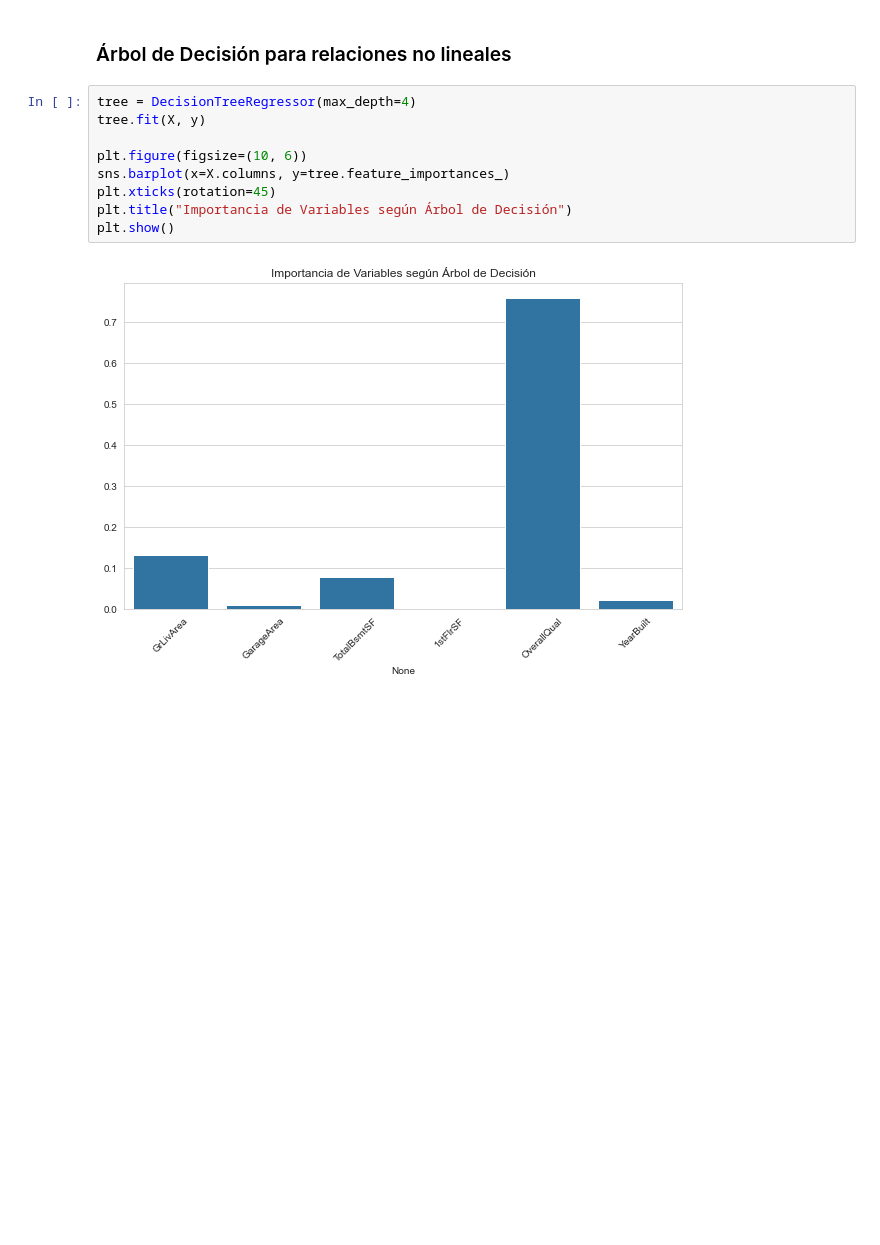
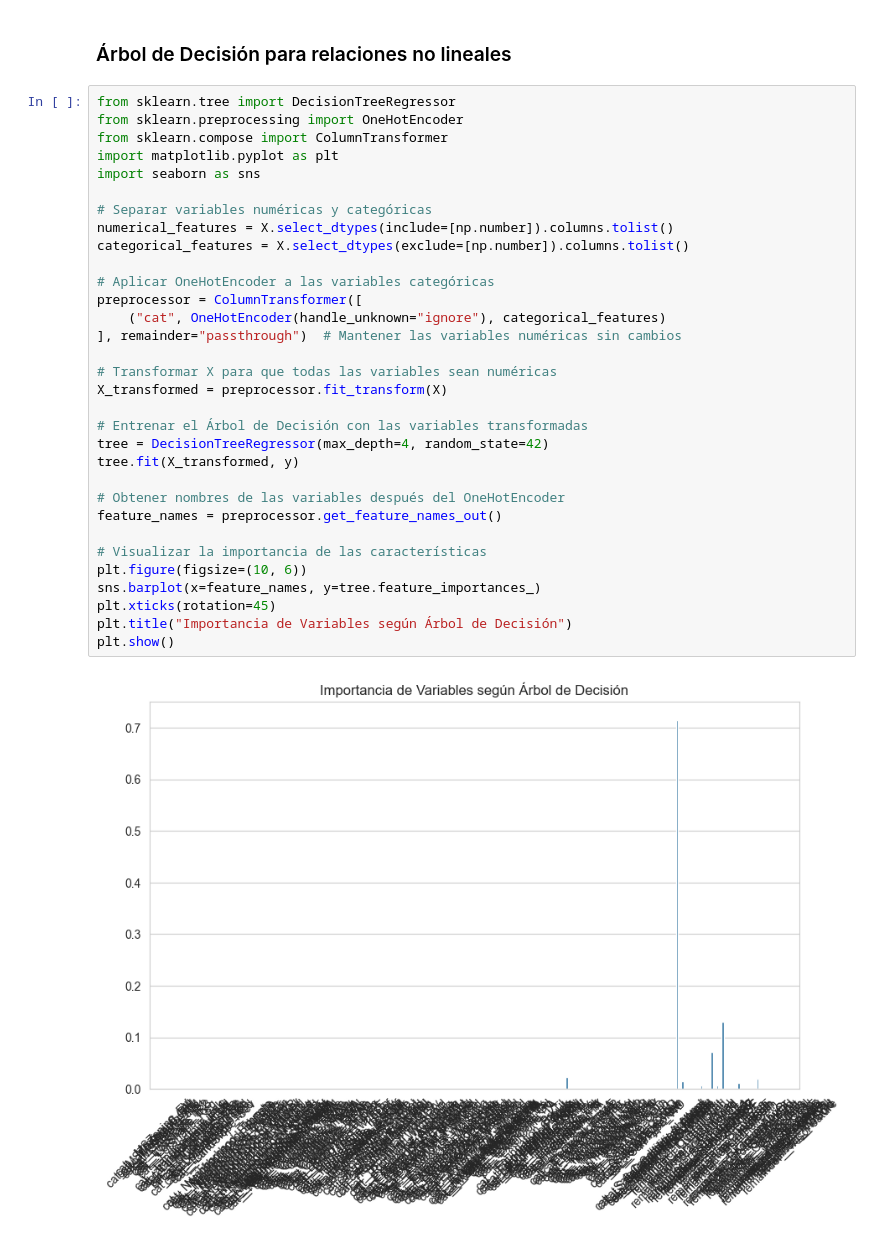
Before and after one commit to Riv2oo4/Proyecto1_MD, a Jupyter notebook: proyecto1.ipynb, the cells around one changed output. Saved outputs shown, nothing was run; the diff lists cells and outputs as text; blank space fills up the shorter version.

```diff
--- a/proyecto1.ipynb
+++ b/proyecto1.ipynb
@@ -202,13 +223,36 @@ YearBuilt: 0.08
 # %% [markdown]
 ### Árbol de Decisión para relaciones no lineales
-# %%
-tree = DecisionTreeRegressor(max_depth=4)
-tree.fit(X, y)
-
-plt.figure(figsize=(10, 6))
-sns.barplot(x=X.columns, y=tree.feature_importances_)
-plt.xticks(rotation=45)
-plt.title("Importancia de Variables según Árbol de Decisión")
-plt.show()
-# %% [output]
-[figure, removed]
+# %%
+from sklearn.tree import DecisionTreeRegressor
+from sklearn.preprocessing import OneHotEncoder
+from sklearn.compose import ColumnTransformer
+import matplotlib.pyplot as plt
+import seaborn as sns
+
+# Separar variables numéricas y categóricas
+numerical_features = X.select_dtypes(include=[np.number]).columns.tolist()
+categorical_features = X.select_dtypes(exclude=[np.number]).columns.tolist()
+
+# Aplicar OneHotEncoder a las variables categóricas
+preprocessor = ColumnTransformer([
+    ("cat", OneHotEncoder(handle_unknown="ignore"), categorical_features)
+], remainder="passthrough")  # Mantener las variables numéricas sin cambios
+
+# Transformar X para que todas las variables sean numéricas
+X_transformed = preprocessor.fit_transform(X)
+
+# Entrenar el Árbol de Decisión con las variables transformadas
+tree = DecisionTreeRegressor(max_depth=4, random_state=42)
+tree.fit(X_transformed, y)
+
+# Obtener nombres de las variables después del OneHotEncoder
+feature_names = preprocessor.get_feature_names_out()
+
+# Visualizar la importancia de las características
+plt.figure(figsize=(10, 6))
+sns.barplot(x=feature_names, y=tree.feature_importances_)
+plt.xticks(rotation=45)
+plt.title("Importancia de Variables según Árbol de Decisión")
+plt.show()
+# %% [output]
+[figure, added]
```
Also changed, not shown: parts of 5 cells of this notebook.
